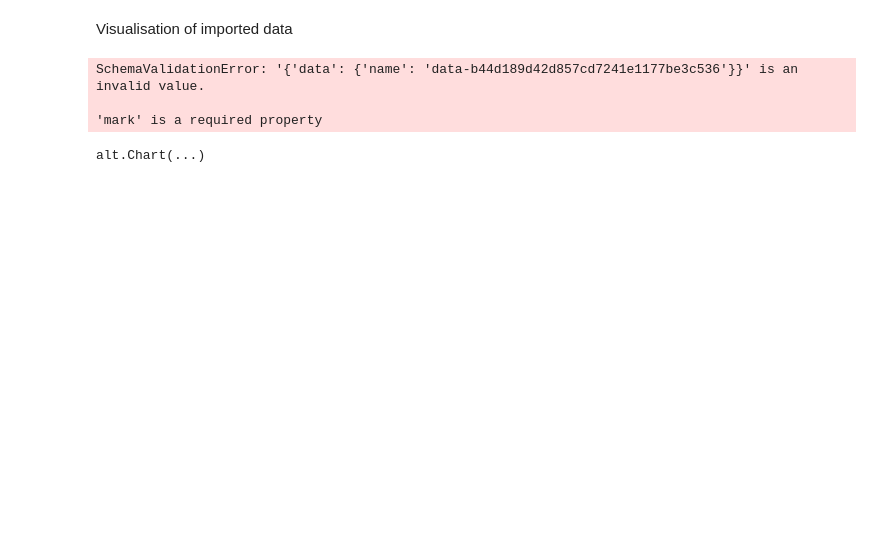
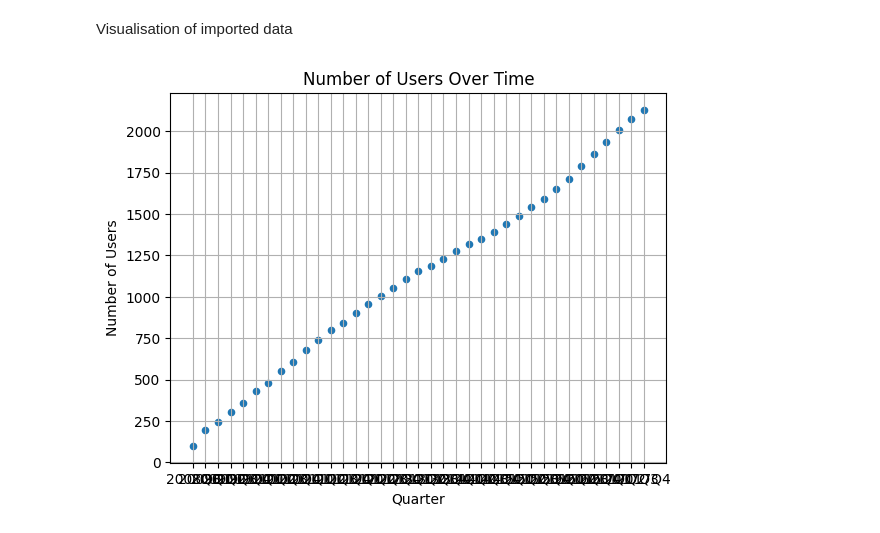
Before and after one commit to adrianpiecek/Metody-Eksploracji-Danych---model-analizy-biznesowe, a Jupyter notebook: Model.ipynb, the cells around one changed output. Cells and saved outputs as stored; diff of their text form; code cells hidden in the pictures; blank space fills up the shorter version.

Commit message:
Visualizing data with matplotlib

```diff
--- a/Model.ipynb
+++ b/Model.ipynb
@@ -7 +11,4 @@ import altair as alt
+# %%
+finance_path = './finance_employees.csv'
+users_path = './active_users.csv'
 # %% [markdown]
@@ -28,6 +37,5 @@ Data import
 # %%
-users_path = './Uzytkownicy.txt'
-users_first_dim, users_second_dim = read_data_users(users_path)
+users_data = pd.read_csv(users_path, delimiter=',', header=0)
 
-finance_path = './Finanse_Pracownicy.txt'
-finance_first_dim, finance_second_dim = read_data_finanse_pracownicy(finance_path)
+# Display the dataframe
+print(users_data)
@@ -34,22 +60,12 @@ finance_first_dim, finance_second_dim = read_data_finanse_pracownicy(finance_pat
 # %% [markdown]
 Visualisation of imported data
 # %%
-pd.DataFrame(users_second_dim, index=users_first_dim, columns=['Liczba użytkowników'])
-pd.DataFrame(finance_second_dim, index=finance_first_dim, columns=['Przychód', 'Zysk', 'Zatrudnienie'])
+users_data['Year_Quarter'] = users_data['Year'].astype(str) + 'Q' + users_data['Quarter'].astype(str)
 
-users_chart = alt.Chart(pd.DataFrame(users_second_dim, index=users_first_dim, columns=['Liczba użytkowników']))
-finance_chart = alt.Chart(pd.DataFrame(finance_second_dim, index=finance_first_dim, columns=['Przychód', 'Zysk', 'Zatrudnienie']))
-
-users_chart.mark_line().encode(x=alt.X(users_first_dim, type='ordinal'), y='Liczba użytkowników')
-#prezentacja danych finansowych
-finance_chart.mark_line().encode(x=alt.X(finance_first_dim, type='ordinal'), y='Przychód')
-finance_chart.mark_line().encode(x=alt.X(finance_first_dim, type='ordinal'), y='Zysk')
-finance_chart.mark_line().encode(x=alt.X(finance_first_dim, type='ordinal'), y='Zatrudnienie')
-#wyświetlanie
-users_chart
-finance_chart
+users_data.plot(x='Year_Quarter', y='Users', kind='scatter', marker='o', title='Number of Users Over Time')
+plt.xlabel('Quarter')
+plt.ylabel('Number of Users')
+plt.grid(True)
+plt.show()
 # %% [output]
-SchemaValidationError: '{'data': {'name': 'data-b44d189d42d857cd7241e1177be3c536'}}' is an invalid value.
-
-'mark' is a required property
-alt.Chart(...)
+[figure, added]
```
Also changed, not shown: parts of 7 cells of this notebook.
